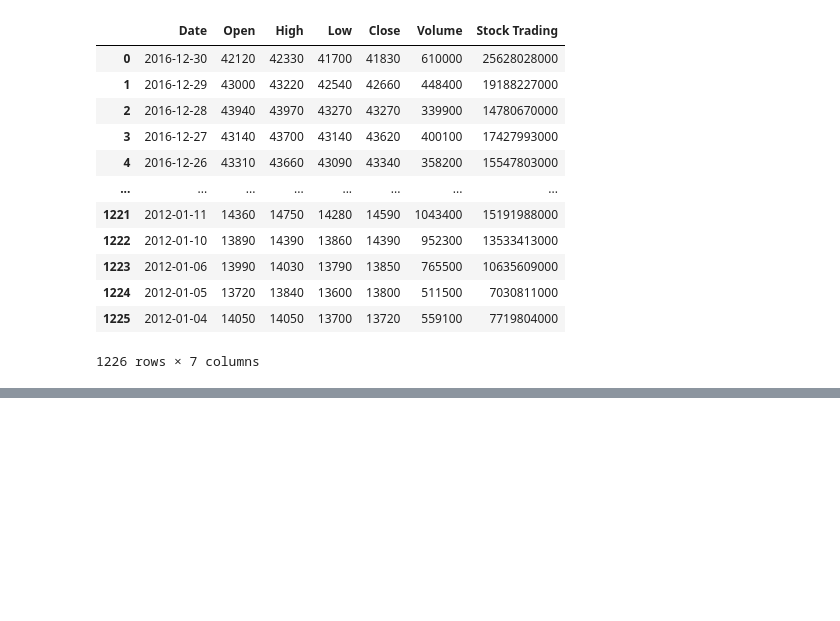
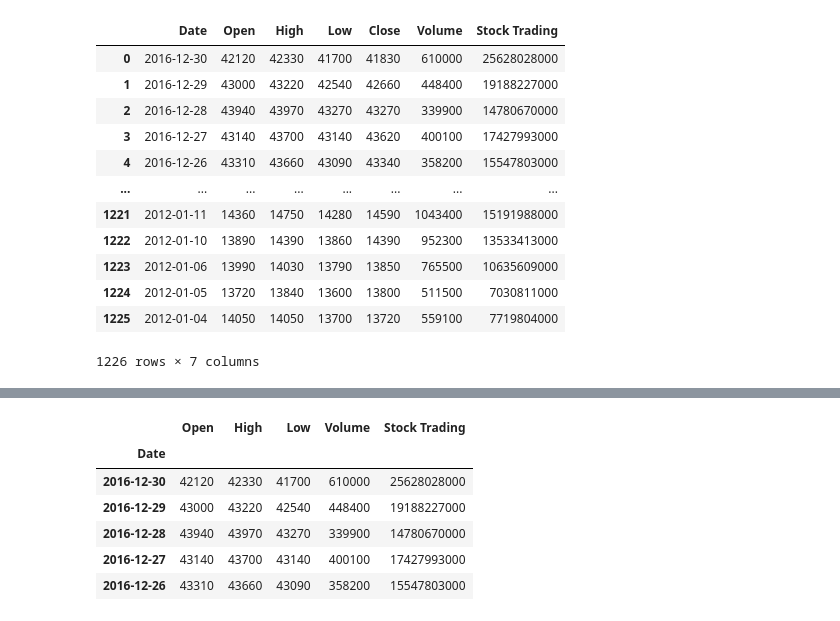
Before and after one commit to isoori/uniqlu, a Jupyter notebook: Untitled.ipynb, the cells around one changed output, grey strips where cells are left out. Saved outputs shown, nothing was run; the diff lists cells and outputs as text; code cells hidden in the pictures; blank space fills up the shorter version.

```diff
--- a/Untitled.ipynb
+++ b/Untitled.ipynb
@@ -37,0 +35,16 @@ memory usage: 67.2+ KB
+# %%
+train = df[:len(df)-126]
+valid = df[len(train):]
+# %%
+ft = train.drop('Close',axis=1)
+tt = train[['Close']]
+# %%
+ft.head()
+# %% [output]
+|  | Open | High | Low | Volume | Stock Trading |
+| Date |  |  |  |  |  |
+| 2016-12-30 | 42120 | 42330 | 41700 | 610000 | 25628028000 |
+| 2016-12-29 | 43000 | 43220 | 42540 | 448400 | 19188227000 |
+| 2016-12-28 | 43940 | 43970 | 43270 | 339900 | 14780670000 |
+| 2016-12-27 | 43140 | 43700 | 43140 | 400100 | 17427993000 |
+| 2016-12-26 | 43310 | 43660 | 43090 | 358200 | 15547803000 |
```
Also changed, not shown: parts of 5 cells of this notebook.
